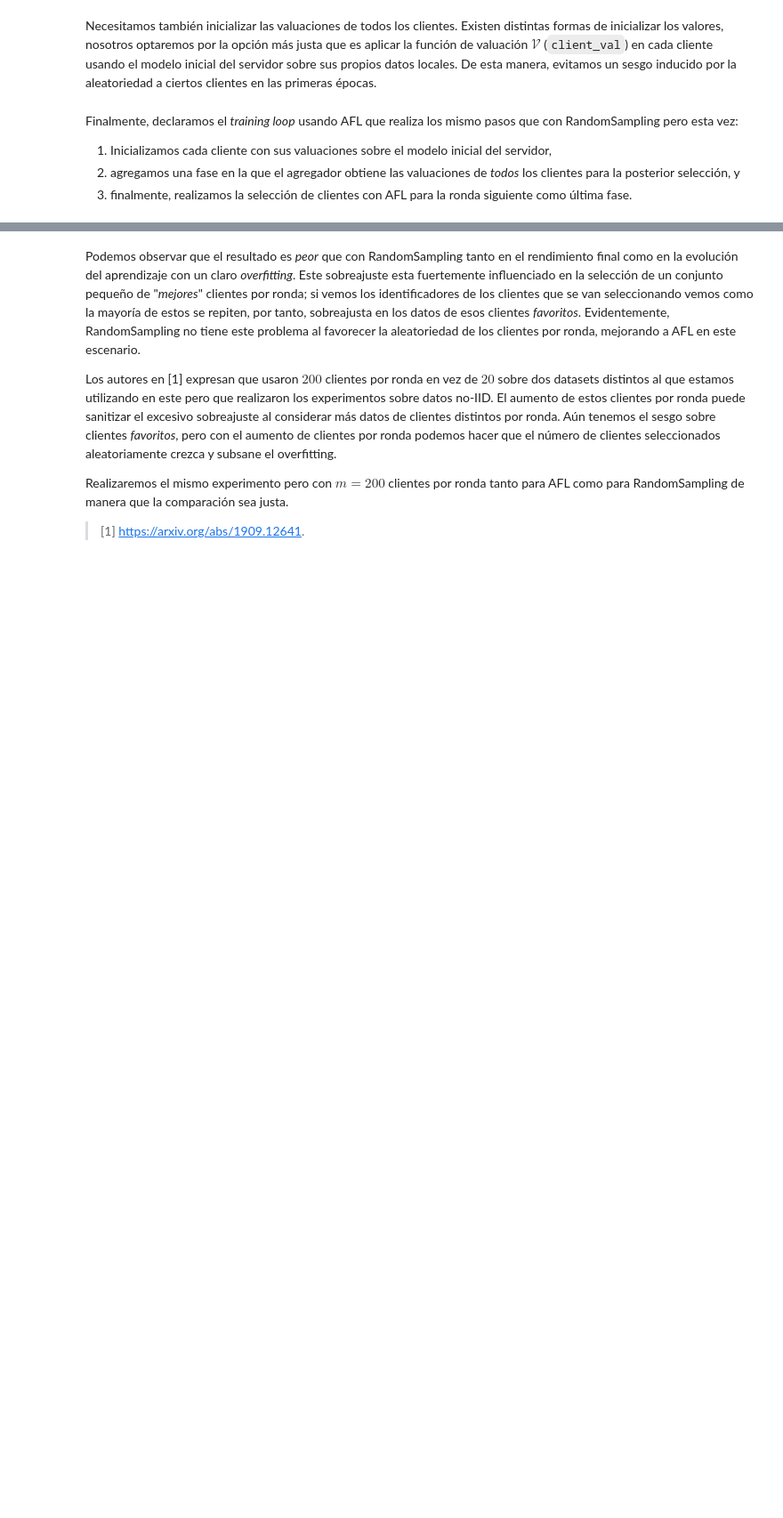
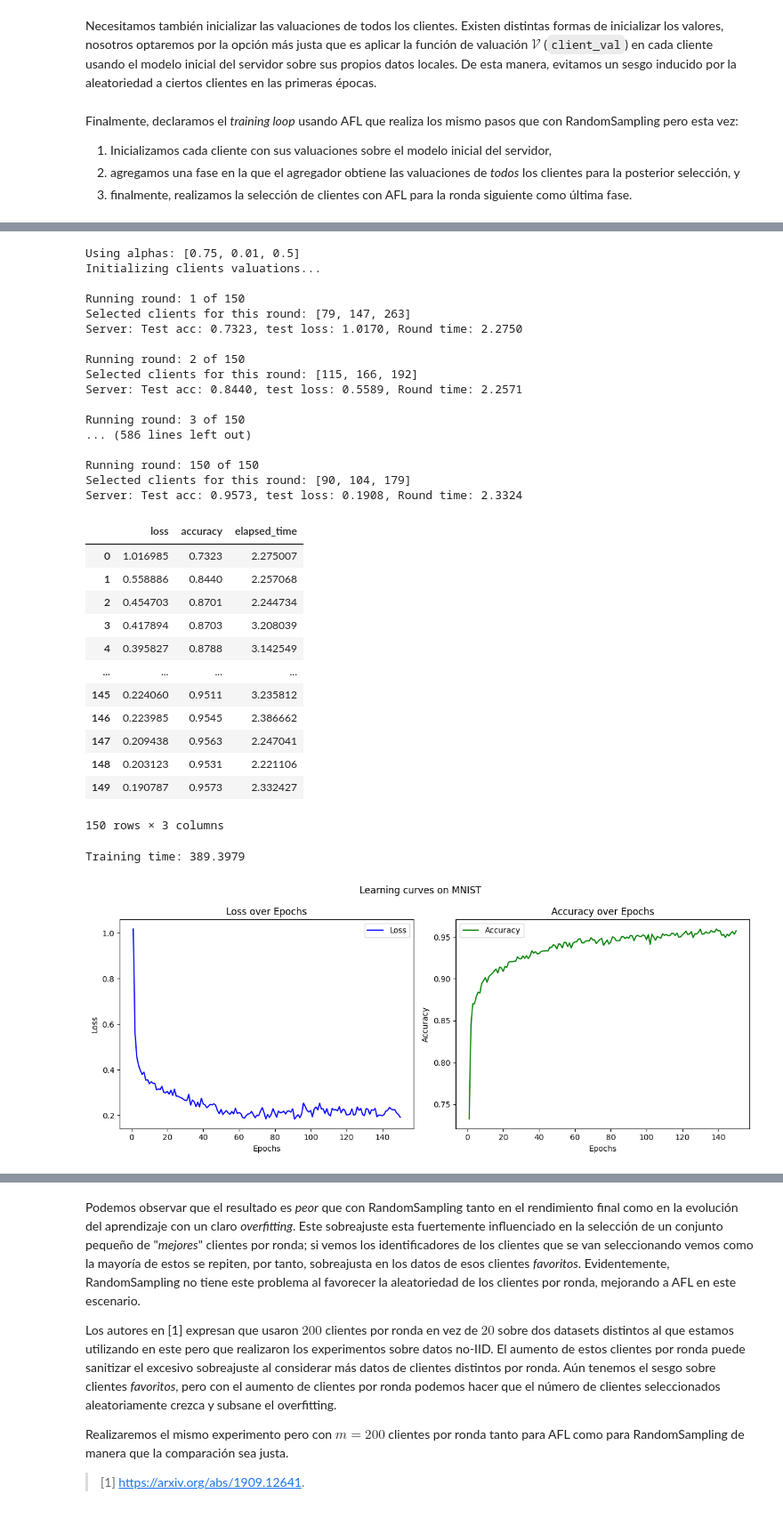
Before and after one commit to mayoras/flex-cs, a Jupyter notebook: notebooks/active.ipynb, the cells around one changed output, grey strips where cells are left out. Shown at 89% size. Cells and saved outputs as stored; diff of their text form; code cells hidden in the pictures; blank space fills up the shorter version.

```diff
--- a/notebooks/active.ipynb
+++ b/notebooks/active.ipynb
@@ -662,7 +717,7 @@ def client_selection(agg_model: FlexModel, _agg_data: Dataset, **kwargs):
 
 	# sample clients uniformly at random
     remaining = [i for i in idx if i not in Sp]
-    Spp = np.random.choice(remaining, size=math.floor(m * alpha3), replace=False)
+    Spp = np.random.choice(remaining, size=math.ceil(m * alpha3), replace=False)
 
 	# get the union of both S
     return np.union1d(Sp, Spp).tolist()
@@ -780,6 +855,25 @@ def train_n_rounds(pool: FlexPool, n_rounds: int, clients_per_round=20, problem:
+# %%
+import pandas as pd
+import pickle
+
+def save_data(pool, losses, accuracies, elapsed, filename):
+    df = pd.DataFrame({
+        "loss": losses,
+        "accuracy": accuracies,
+        "elapsed_time": elapsed
+    })
+
+    # save data for MNIST
+    df.to_csv(f"/content/drive/MyDrive/active/{filename}.csv", index=False)
+
+    display(df)
+
+    # save model
+    with open(f"/content/drive/MyDrive/active/{filename}_model.pkl", "wb") as out:
+        pickle.dump(pool, out)
 # %%
+MNIST_ROUNDS = 150
+CIFAR_ROUNDS = 100
+
 pool_mnist = FlexPool.client_server_pool(flex_dataset_mnist, init_func=build_server_model_mlp)
 pool_cifar = FlexPool.client_server_pool(flex_dataset_cifar, init_func=build_server_model_cnn)
-
-losses, accuracies = train_n_rounds(pool_mnist, n_rounds=20, clients_per_round=20)
-plot_loss_accuracy(losses, accuracies, title="Learning curves on MNIST")
@@ -826,0 +880,51 @@ Server: Test acc: 0.5266, test loss: 1.3321
+# %%
+import time
+
+DEBUG = True    # show output
+
+# set hyperparameters
+ALPHA1 = 0.75
+ALPHA2 = 0.01
+ALPHA3 = 0.5
+
+start = time.time()
+losses, accuracies, elapsed = train_n_rounds(pool_mnist, n_rounds=MNIST_ROUNDS, clients_per_round=3, problem="mnist")
+end = time.time()
+
+save_data(pool_mnist, losses, accuracies, elapsed, f"active_mnist_{MNIST_ROUNDS}")
+
+print(f"Training time: {(end - start):.4f}")
+plot_loss_accuracy(losses, accuracies, title="Learning curves on MNIST")
+# %% [output]
+Using alphas: [0.75, 0.01, 0.5]
+Initializing clients valuations...
+
+Running round: 1 of 150
+Selected clients for this round: [79, 147, 263]
+Server: Test acc: 0.7323, test loss: 1.0170, Round time: 2.2750
+
+Running round: 2 of 150
+Selected clients for this round: [115, 166, 192]
+Server: Test acc: 0.8440, test loss: 0.5589, Round time: 2.2571
+
+Running round: 3 of 150
+... (586 lines left out)
+
+Running round: 150 of 150
+Selected clients for this round: [90, 104, 179]
+Server: Test acc: 0.9573, test loss: 0.1908, Round time: 2.3324
+|  | loss | accuracy | elapsed_time |
+| 0 | 1.016985 | 0.7323 | 2.275007 |
+| 1 | 0.558886 | 0.8440 | 2.257068 |
+| 2 | 0.454703 | 0.8701 | 2.244734 |
+| 3 | 0.417894 | 0.8703 | 3.208039 |
+| 4 | 0.395827 | 0.8788 | 3.142549 |
+| ... | ... | ... | ... |
+| 145 | 0.224060 | 0.9511 | 3.235812 |
+| 146 | 0.223985 | 0.9545 | 2.386662 |
+| 147 | 0.209438 | 0.9563 | 2.247041 |
+| 148 | 0.203123 | 0.9531 | 2.221106 |
+| 149 | 0.190787 | 0.9573 | 2.332427 |
+150 rows × 3 columns
+Training time: 389.3979
+[figure, added]
```
Also changed, not shown: parts of 20 cells of this notebook.
